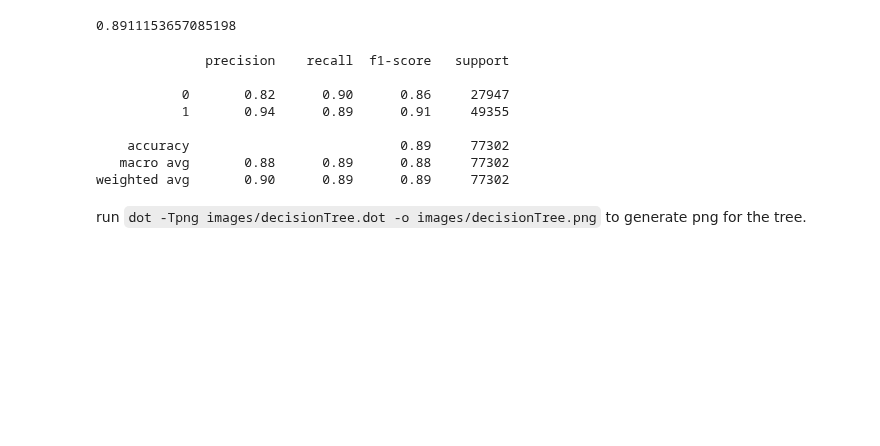
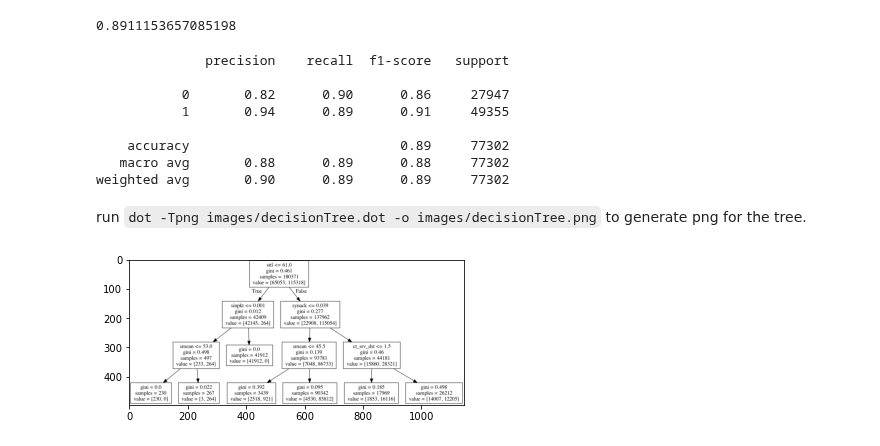
Before and after one commit to divyaKh/CMPE255Project, a Jupyter notebook: 5.ML_Models/baseline/DecisionTree.ipynb, the cells around one changed output. Drawn from its saved outputs; the diff is of its cells as text; code cells hidden in the pictures; blank space fills up the shorter version.

```diff
--- a/5.ML_Models/baseline/DecisionTree.ipynb
+++ b/5.ML_Models/baseline/DecisionTree.ipynb
@@ -48,3 +48,10 @@ from sklearn.tree import export_graphviz
 export_graphviz(model, out_file = 'images/decisionTree.dot', feature_names=column_list )
 # %% [markdown]
 run `dot -Tpng images/decisionTree.dot -o images/decisionTree.png` to generate png for the tree.
+# %%
+import matplotlib.image as mpimg
+img = mpimg.imread('images/decisionTree.png')
+plt.imshow(img)
+plt.show()
+# %% [output]
+[figure, added]
```
